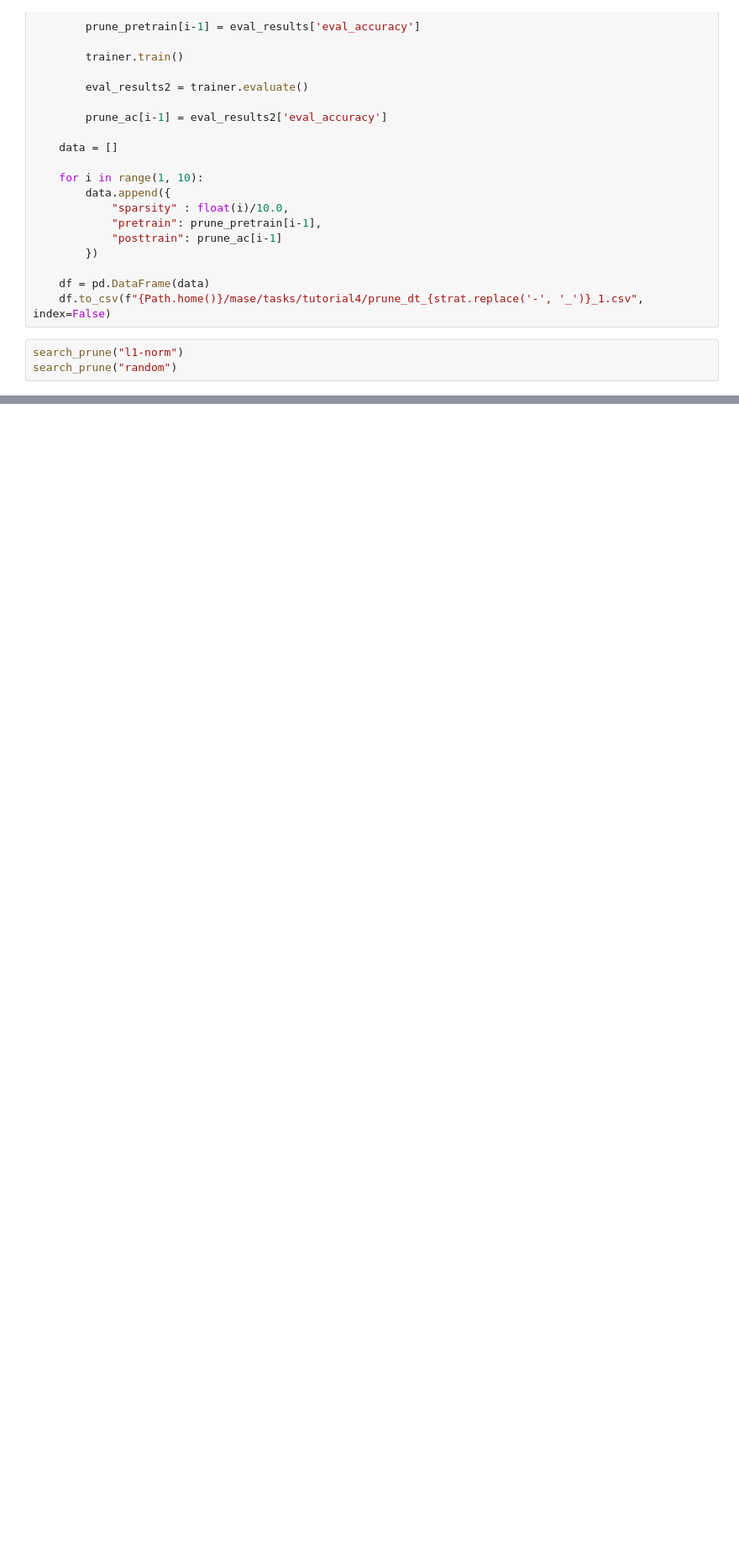
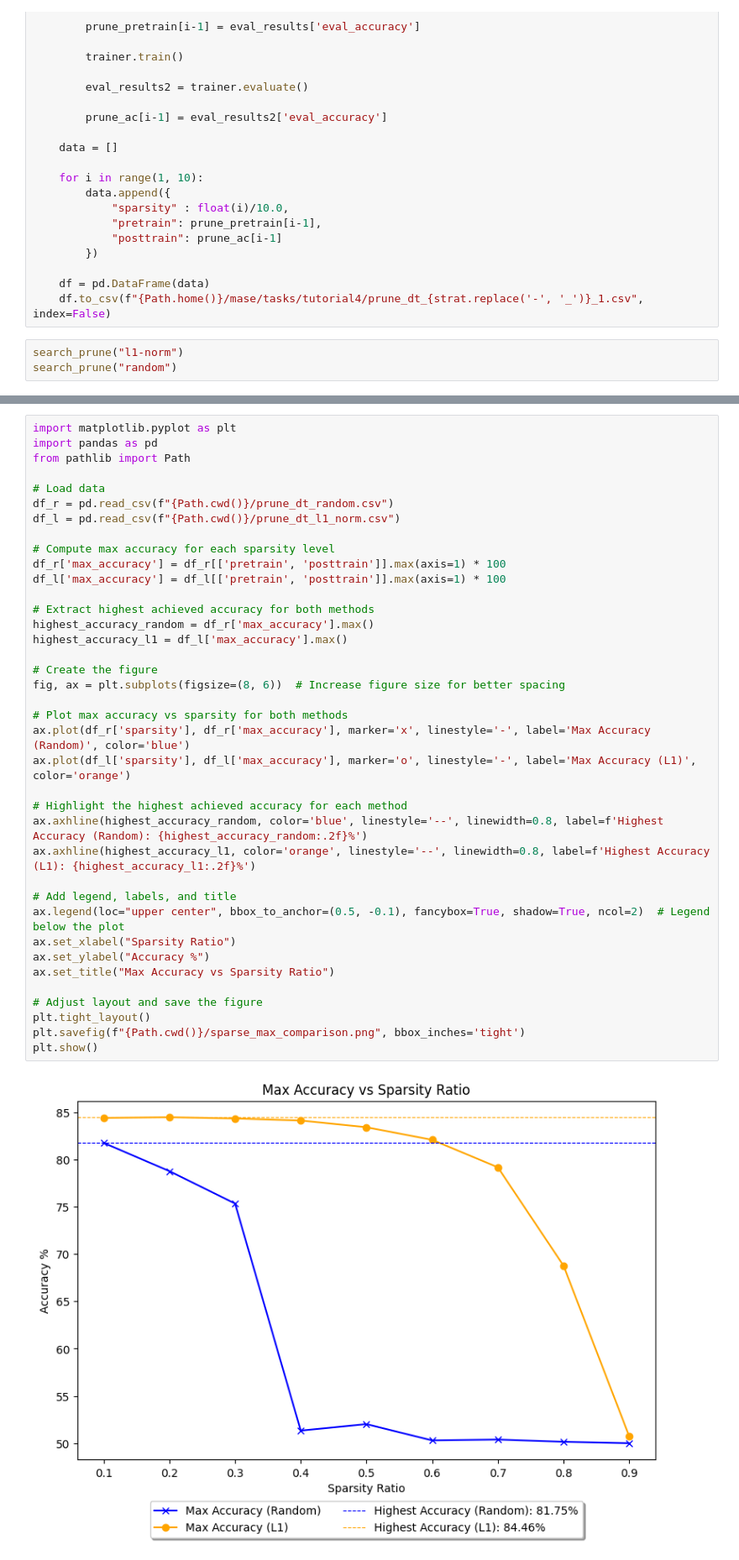
Before and after one commit to omaralkhatib03/mase, a Jupyter notebook: tasks/tutorial4/task1b.ipynb, the cells around one changed output, grey strips where cells are left out. Shown at 84% size. Cells and saved outputs as stored; diff of their text form; blank space fills up the shorter version.

```diff
--- a/tasks/tutorial4/task1b.ipynb
+++ b/tasks/tutorial4/task1b.ipynb
@@ -123,0 +206,40 @@ plt.show()
+# %%
+import matplotlib.pyplot as plt
+import pandas as pd
+from pathlib import Path
+
+# Load data
+df_r = pd.read_csv(f"{Path.cwd()}/prune_dt_random.csv")
+df_l = pd.read_csv(f"{Path.cwd()}/prune_dt_l1_norm.csv")
+
+# Compute max accuracy for each sparsity level
+df_r['max_accuracy'] = df_r[['pretrain', 'posttrain']].max(axis=1) * 100
+df_l['max_accuracy'] = df_l[['pretrain', 'posttrain']].max(axis=1) * 100
+
+# Extract highest achieved accuracy for both methods
+highest_accuracy_random = df_r['max_accuracy'].max()
+highest_accuracy_l1 = df_l['max_accuracy'].max()
+
+# Create the figure
+fig, ax = plt.subplots(figsize=(8, 6))  # Increase figure size for better spacing
+
+# Plot max accuracy vs sparsity for both methods
+ax.plot(df_r['sparsity'], df_r['max_accuracy'], marker='x', linestyle='-', label='Max Accuracy (Random)', color='blue')
+ax.plot(df_l['sparsity'], df_l['max_accuracy'], marker='o', linestyle='-', label='Max Accuracy (L1)', color='orange')
+
+# Highlight the highest achieved accuracy for each method
+ax.axhline(highest_accuracy_random, color='blue', linestyle='--', linewidth=0.8, label=f'Highest Accuracy (Random): {highest_accuracy_random:.2f}%')
+ax.axhline(highest_accuracy_l1, color='orange', linestyle='--', linewidth=0.8, label=f'Highest Accuracy (L1): {highest_accuracy_l1:.2f}%')
+
+# Add legend, labels, and title
+ax.legend(loc="upper center", bbox_to_anchor=(0.5, -0.1), fancybox=True, shadow=True, ncol=2)  # Legend below the plot
+ax.set_xlabel("Sparsity Ratio")
+ax.set_ylabel("Accuracy %")
+ax.set_title("Max Accuracy vs Sparsity Ratio")
+
+# Adjust layout and save the figure
+plt.tight_layout()
+plt.savefig(f"{Path.cwd()}/sparse_max_comparison.png", bbox_inches='tight')
+plt.show()
+# %% [output]
+[figure, added]
```
Also changed, not shown: parts of 5 cells of this notebook, 43 other files.
